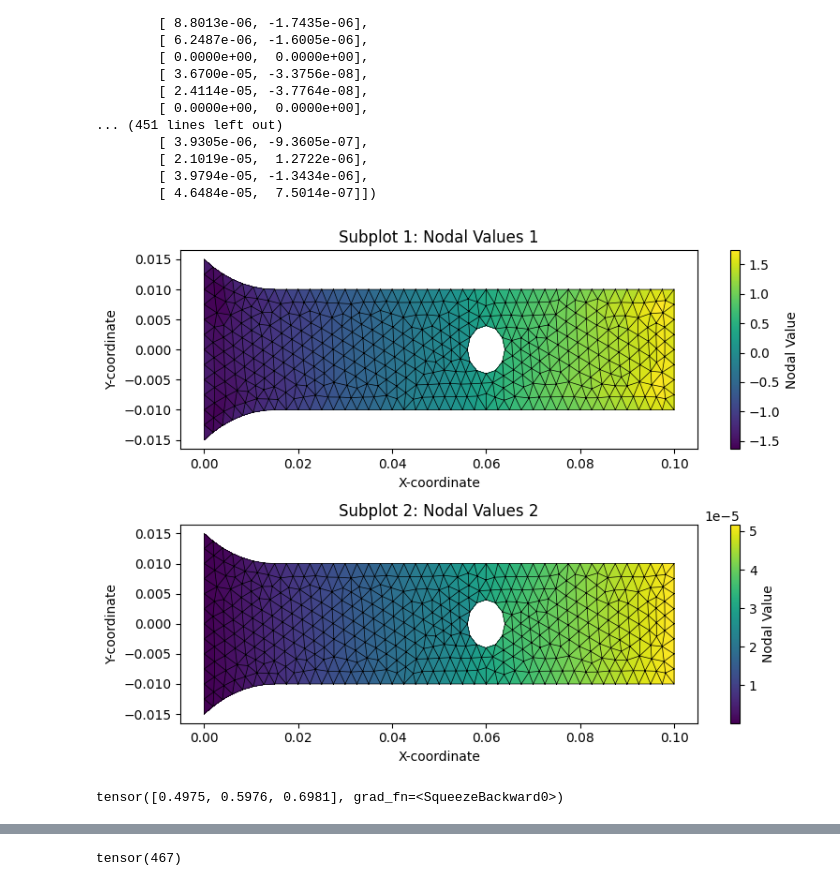
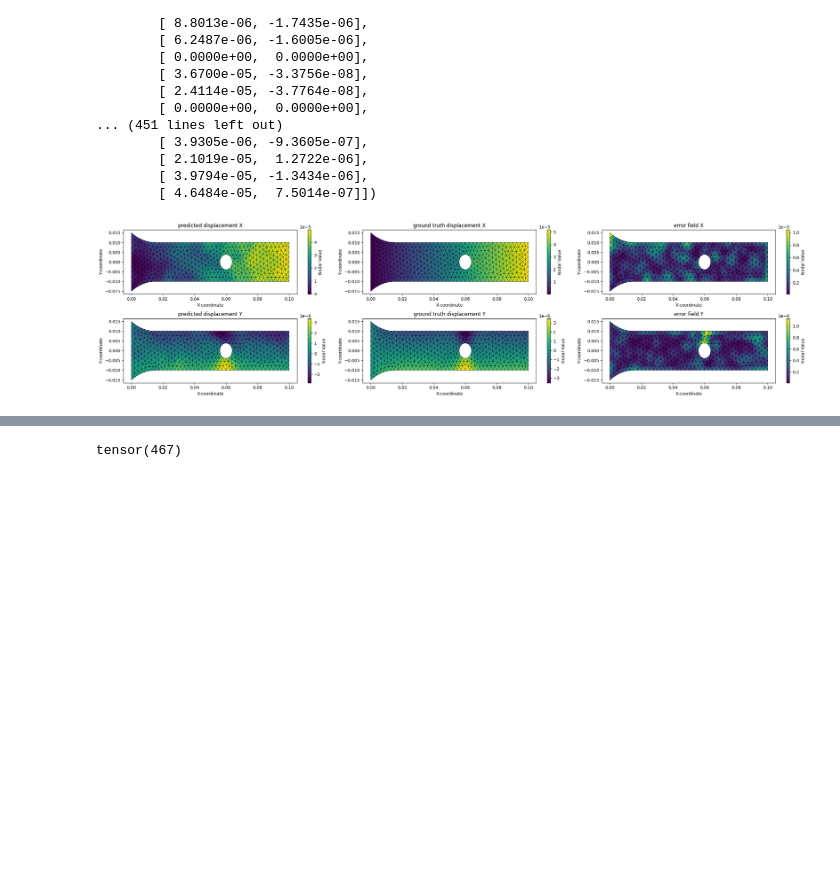
Before and after one commit to narupanta/ADDMM, a Jupyter notebook: surrogate_model/notebook.ipynb, the cells around one changed output, grey strips where cells are left out. Drawn from its saved outputs; the diff is of its cells as text; code cells hidden in the pictures; blank space fills up the shorter version.

Commit message:
update surrogate model

```diff
--- a/surrogate_model/notebook.ipynb
+++ b/surrogate_model/notebook.ipynb
@@ -143,9 +144,9 @@ material_params = torch.tensor(normalized_nodal_material_params).repeat(node_fea
 gt_displacement = torch.tensor(u, dtype=torch.float)  # Target node values
 # Model Initialization
 input_dim = node_features.shape[1]
-hidden_dim = 128
-latent_dim = 16
-output_dim = 1  # Predict scalar nodal values
+hidden_dim = 256
+latent_dim = 64
+output_dim = 2  # Predict scalar nodal values
 material_dim = material_params.shape[1]
 
 encoder = Encoder(input_dim, hidden_dim, latent_dim, material_dim)
@@ -154,10 +155,10 @@ model = CVGAEWithDeformationDecoder(encoder, decoder)
 
 # Optimizer
 optimizer = torch.optim.Adam(model.parameters(), lr=0.001)
-normalized_gt_displacement = normalize(torch.tensor(u, dtype=torch.float))
+normalized_gt_displacement, mean_gt, std_gt = normalize(torch.tensor(u, dtype=torch.float), True)
 # Training Loop
 model.train()
-for epoch in range(1000):
+for epoch in range(5000):
     optimizer.zero_grad()
 
     # Encode to latent space
@@ -167,13 +168,11 @@ for epoch in range(1000):
     predictions = model.decode(z, edge_index, material_params).squeeze()
 
     # Compute reconstruction loss (e.g., MSE)
-    reconstruction_loss = F.mse_loss(predictions, normalize(gt_displacement[:, 0]))
+    reconstruction_loss = F.mse_loss(predictions, normalized_gt_displacement)
 
     # Compute KL divergence
-    kl_divergence = -0.5 * torch.sum(1 + logvar - mu.pow(2) - logvar.exp())
-    kl_divergence = 0
+    kl_divergence = -0.5 * torch.sum(1 + logvar - mu.pow(2) - logvar.exp()) * 0.0001
     # Total loss (reconstruction loss + KL divergence)
-    print(reconstruction_loss, kl_divergence)
     loss = reconstruction_loss + kl_divergence
 
     # Backpropagation
@@ -202,4 +201,5 @@ Epoch 1000, Loss: 0.005792277865111828
 # %%
 predictions = model.decode(z, edge_index, material_params).squeeze()
-predictions
+predictions_unnorm = mean_gt + std_gt * predictions
+predictions_unnorm
 # %% [output]
@@ -243,47 +243,39 @@ tensor([[ 0.0000e+00,  0.0000e+00],
 # %%
 import matplotlib.pyplot as plt
 import meshio
 import matplotlib.tri as tri
 # Read the .msh file
 
 # Get node coordinates
 nodes = node_features.detach().numpy()  # Extract the x, y coordinates (for 2D)
-predictions_plot = predictions.detach().numpy()
+predictions_plot = predictions_unnorm.detach().numpy()
+plotdata = {"predicted displacement" : predictions_plot, "ground truth displacement": gt_displacement, "error field" : torch.abs((predictions_unnorm - gt_displacement)).detach().numpy()}
 # Get connectivity for triangular elements
 
-axis = 0
 # Plotting
 triangulation = tri.Triangulation(nodes[:, 0], nodes[:, 1], node_connectivity)
 
 # Create subplots
-fig, axes = plt.subplots(2, 1, figsize=(8, 6))  # 1 row, 2 columns
+fig, axes = plt.subplots(2, 3, figsize=(24, 6))  # 2 row, 3 columns
 
 # First subplot
-im0 = axes[0].tripcolor(triangulation, predictions_plot, shading='flat', cmap='viridis')
-axes[0].triplot(triangulation, color='black', linewidth=0.5)
-axes[0].set_title("Subplot 1: Nodal Values 1")
-axes[0].set_xlabel("X-coordinate")
-axes[0].set_ylabel("Y-coordinate")
+for key, v in plotdata.items() :
+    for j in range(2) :
+        i = list(plotdata.keys()).index(key)
+        if key != "error field" :
+            im = axes[j][i].tripcolor(triangulation, plotdata[key][:, j], shading='flat', cmap='viridis')
+        else :
+            im = axes[j][i].tripcolor(triangulation, plotdata[key][:, j], shading='flat', cmap='viridis')
+        axes[j][i].triplot(triangulation, color='black', linewidth=0.5)
+        if j == 0 :
+            axes[j][i].set_title(f"{key} X")
+        else :
+            axes[j][i].set_title(f"{key} Y")
+        axes[j][i].set_xlabel("X-coordinate")
+        axes[j][i].set_ylabel("Y-coordinate")
+        fig.colorbar(im, ax=axes[j][i], orientation='vertical', label="Nodal Value")
 
-# Second subplot
-im1 = axes[1].tripcolor(triangulation, gt_displacement[:, axis], shading='flat', cmap='viridis')
-axes[1].triplot(triangulation, color='black', linewidth=0.5)
-axes[1].set_title("Subplot 2: Nodal Values 2")
-axes[1].set_xlabel("X-coordinate")
-axes[1].set_ylabel("Y-coordinate")
-
-# Add a shared colorbar
-fig.colorbar(im0, ax=axes[0], orientation='vertical', label="Nodal Value")
-fig.colorbar(im1, ax=axes[1], orientation='vertical', label="Nodal Value")
-
-# Adjust layout and show the plot
 plt.tight_layout()
 plt.show()
 # %% [output]
-[figure, old version]
+[figure, new version]
-# %%
-mat_test = torch.tensor([[1.0, 2.0], [1.5, 2.5], [2.0, 3.0]], dtype=torch.float)
-predictions = model.decode(z, edge_index, mat_test).squeeze()
-predictions
-# %% [output]
-tensor([0.4975, 0.5976, 0.6981], grad_fn=<SqueezeBackward0>)
```
Also changed, not shown: parts of 6 cells of this notebook, 3 other files.
